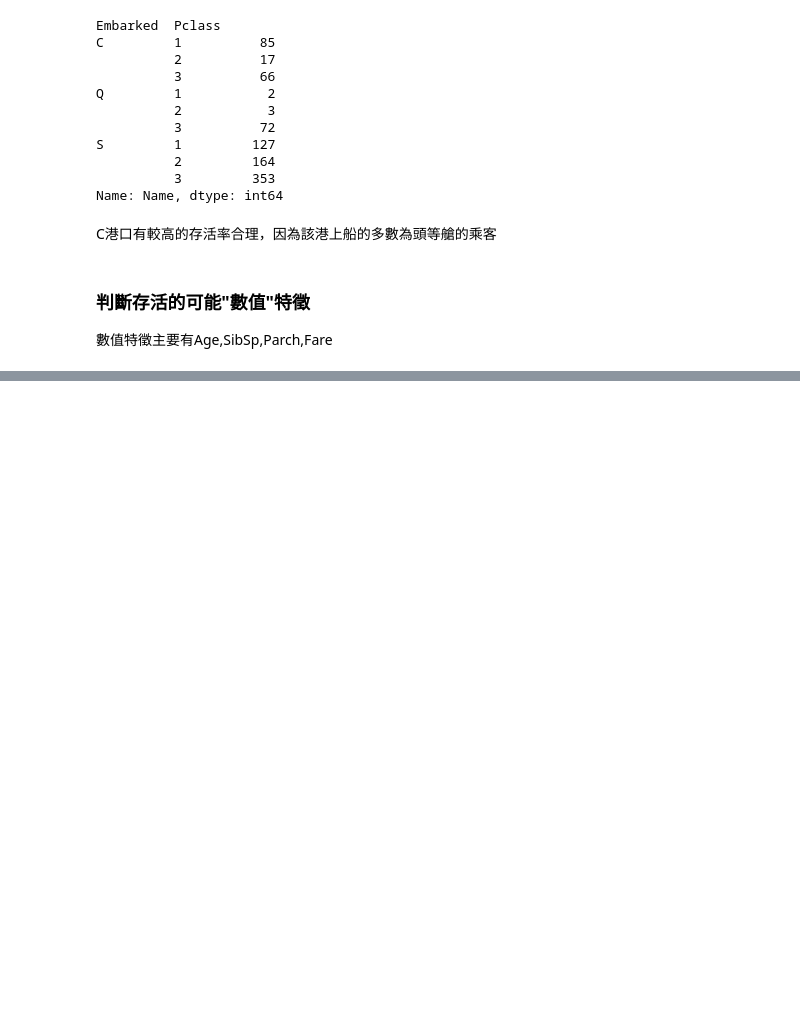
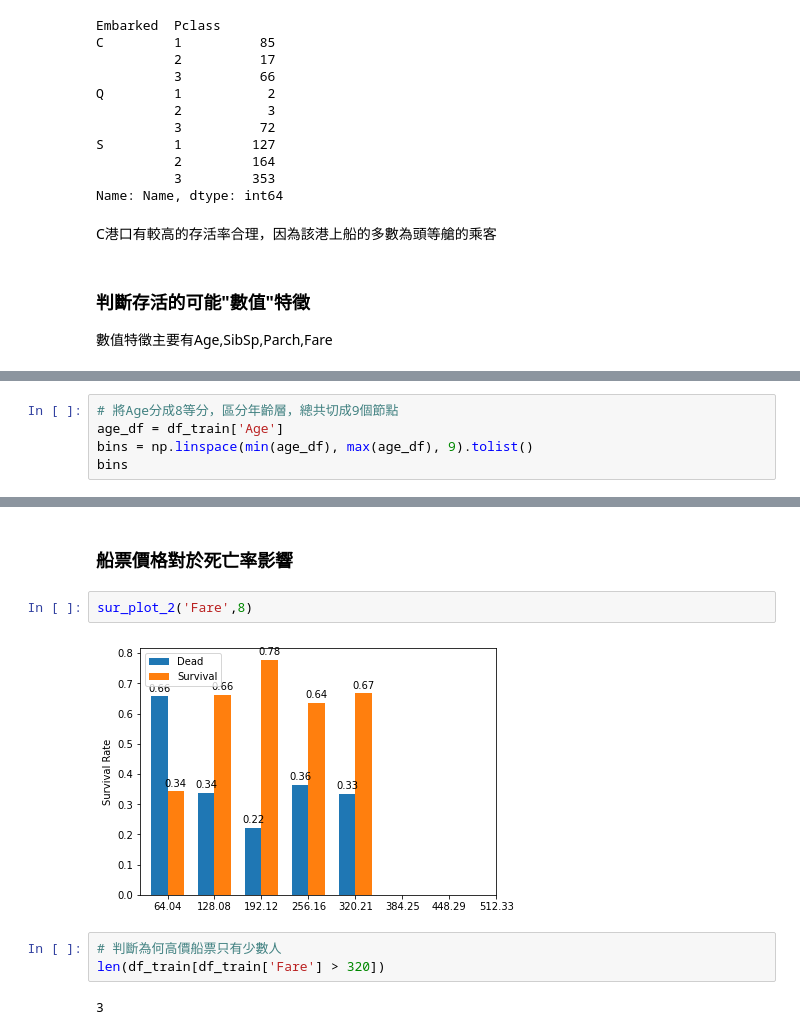
Before and after one commit to erikson0611/Titanic, a Jupyter notebook: titanic.ipynb, the cells around one changed output, grey strips where cells are left out. Cells and saved outputs as stored; diff of their text form; blank space fills up the shorter version.

```diff
--- a/titanic.ipynb
+++ b/titanic.ipynb
@@ -230,0 +213,5 @@ Name: Age, dtype: int64
+# %%
+# 將Age分成8等分，區分年齡層，總共切成9個節點
+age_df = df_train['Age']
+bins = np.linspace(min(age_df), max(age_df), 9).tolist()
+bins
@@ -314,0 +337,11 @@ df_train_nosur.describe()[1:]
+# %% [markdown]
+### 船票價格對於死亡率影響
+# %%
+sur_plot_2('Fare',8)
+# %% [output]
+[figure, added]
+# %%
+# 判斷為何高價船票只有少數人
+len(df_train[df_train['Fare'] > 320])
+# %% [output]
+3
```
Also changed, not shown: parts of 22 cells of this notebook.
